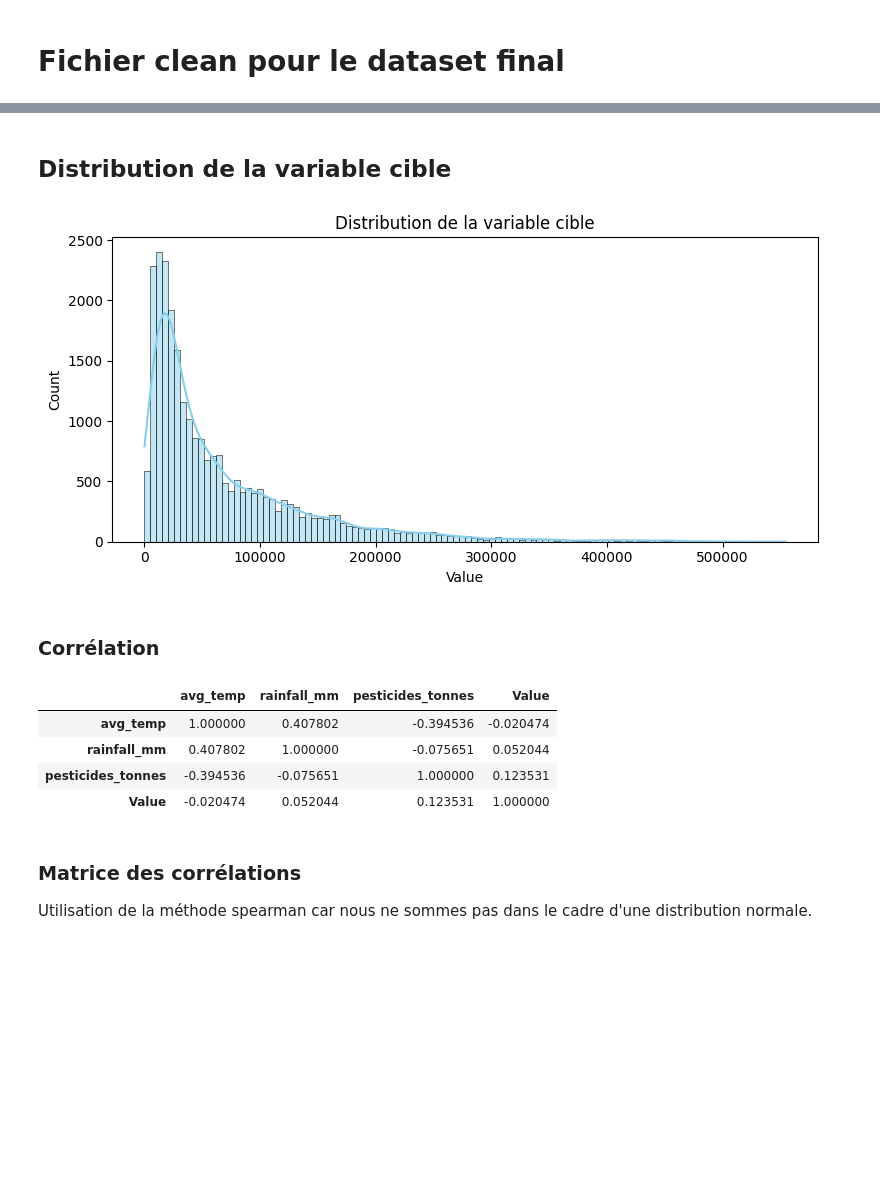
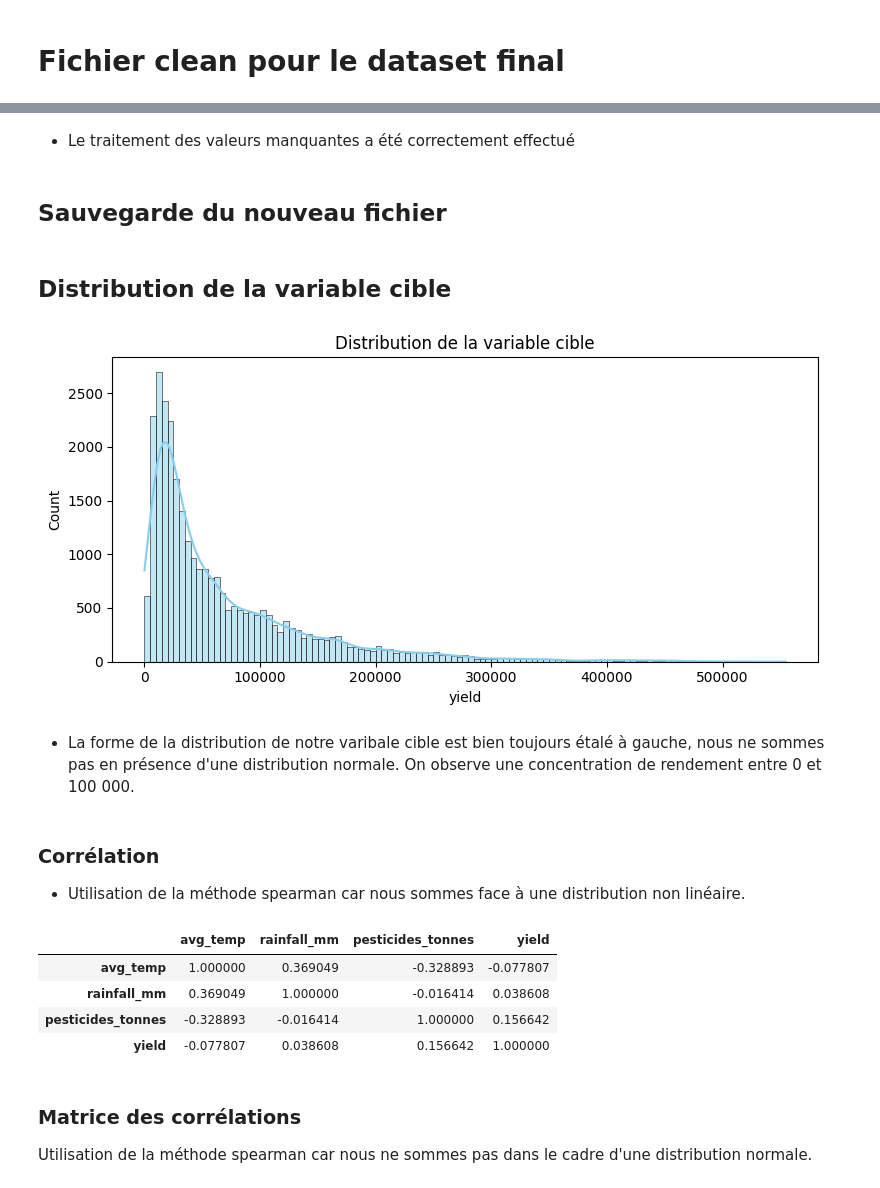
Before and after one commit to SCFlorian/Systeme_recommandation_agricole, a Jupyter notebook: notebooks/notebook_analyse_exploratoire.ipynb, the cells around one changed output, grey strips where cells are left out. Drawn from its saved outputs; the diff is of its cells as text; code cells hidden in the pictures; blank space fills up the shorter version.

```diff
--- a/notebooks/notebook_analyse_exploratoire.ipynb
+++ b/notebooks/notebook_analyse_exploratoire.ipynb
@@ -1181,0 +1236,4 @@ Doublons sur (Area, Item, Year) dans yield : 192
+# %%
+# On supprime les doublons trouvés
+data_yield_map = data_yield_map.drop_duplicates(subset=["area", "item", "year"]).copy()
+print(f"Nombre de doublons après le nettoyage des données concernant la Chine --> {data_yield_map.duplicated(["area", "item", "year"]).sum()}")
@@ -1369,5 +1421 @@ Value                0.000000
 dtype: float64
-# %%
-yield_final["rainfall_missing"] = yield_final["rainfall_mm"].isna().astype(int)
-yield_final["temp_missing"] = yield_final["avg_temp"].isna().astype(int)
-yield_final["pesticides_missing"] = yield_final["pesticides_tonnes"].isna().astype(int)
@@ -1381,3 +1421,0 @@ def hierarchical_imputation(df, col):
-# %%
-for col in ["rainfall_mm", "avg_temp", "pesticides_tonnes"]:
-    yield_final = hierarchical_imputation(yield_final, col)
@@ -1402,0 +1437,26 @@ Name: pesticides_tonnes, dtype: float64
+# %%
+# Imputation minimale si présence d'une valeur pour le couple pays-items on ajoute la médiane
+for col in ["avg_temp", "rainfall_mm", "pesticides_tonnes"]:
+    yield_final[col] = yield_final[col].fillna(
+        yield_final.groupby(["area", "item"])[col].transform("median")
+    )
+    yield_final[col] = yield_final[col].fillna(yield_final[col].median())
+
+# Création des groupes climatiques
+yield_final["temp_group"] = pd.qcut(yield_final["avg_temp"], q=4, labels=False)
+yield_final["rainfall_group"] = pd.qcut(yield_final["rainfall_mm"], q=4, labels=False)
+yield_final["pesticides_group"] = pd.qcut(yield_final["pesticides_tonnes"], q=4, labels=False)
+
+# Création du groupe final
+yield_final["agro_group"] = (
+    yield_final["item"].astype(str) + "_" +
+    yield_final["temp_group"].astype(str) + "_" +
+    yield_final["rainfall_group"].astype(str) + "_" +
+    yield_final["pesticides_group"].astype(str)
+)
+
+# Imputation en fonction du nouveau groupe
+for col in ["avg_temp", "rainfall_mm", "pesticides_tonnes"]:
+    yield_final[col] = yield_final[col].fillna(
+        yield_final.groupby("agro_group")[col].transform("median")
+    )
@@ -1402,0 +1478,4 @@ Name: pesticides_tonnes, dtype: float64
+# %% [markdown]
+- Le traitement des valeurs manquantes a été correctement effectué
+# %% [markdown]
+## Sauvegarde du nouveau fichier
@@ -1405,27 +1486,30 @@ Name: pesticides_tonnes, dtype: float64
 # %%
 fig = plt.figure(figsize=(8, 4))
 
 # Histogramme + KDE
-sns.histplot(yield_final['Value'], kde=True, color="skyblue")
+sns.histplot(yield_final['yield'], kde=True, color="skyblue")
 plt.title('Distribution de la variable cible')
 plt.tight_layout()
 plt.savefig('../notebooks/graph/distribution_variable_cible.png')
 plt.show()
 # %% [output]
-[figure, old version]
+[figure, new version]
+# %% [markdown]
+- La forme de la distribution de notre varibale cible est bien toujours étalé à gauche, nous ne sommes pas en présence d'une distribution normale. On observe une concentration de rendement entre 0 et 100 000.
 # %% [markdown]
 ### Corrélation
+- Utilisation de la méthode spearman car nous sommes face à une distribution non linéaire.
 # %%
 # Tableau des corrélations
-cols_num = ['avg_temp','rainfall_mm','pesticides_tonnes','Value']
+cols_num = ['avg_temp','rainfall_mm','pesticides_tonnes','yield']
 spearman_corr = yield_final[cols_num].corr(numeric_only=True, method='spearman')
 spearman_corr
 # %% [output]
-|  | avg_temp | rainfall_mm | pesticides_tonnes | Value |
-| avg_temp | 1.000000 | 0.407802 | -0.394536 | -0.020474 |
-| rainfall_mm | 0.407802 | 1.000000 | -0.075651 | 0.052044 |
-| pesticides_tonnes | -0.394536 | -0.075651 | 1.000000 | 0.123531 |
-| Value | -0.020474 | 0.052044 | 0.123531 | 1.000000 |
+|  | avg_temp | rainfall_mm | pesticides_tonnes | yield |
+| avg_temp | 1.000000 | 0.369049 | -0.328893 | -0.077807 |
+| rainfall_mm | 0.369049 | 1.000000 | -0.016414 | 0.038608 |
+| pesticides_tonnes | -0.328893 | -0.016414 | 1.000000 | 0.156642 |
+| yield | -0.077807 | 0.038608 | 0.156642 | 1.000000 |
 # %% [markdown]
 ### Matrice des corrélations
 Utilisation de la méthode spearman car nous ne sommes pas dans le cadre d'une distribution normale.
```
Also changed, not shown: parts of 108 cells of this notebook, 3 other files.
